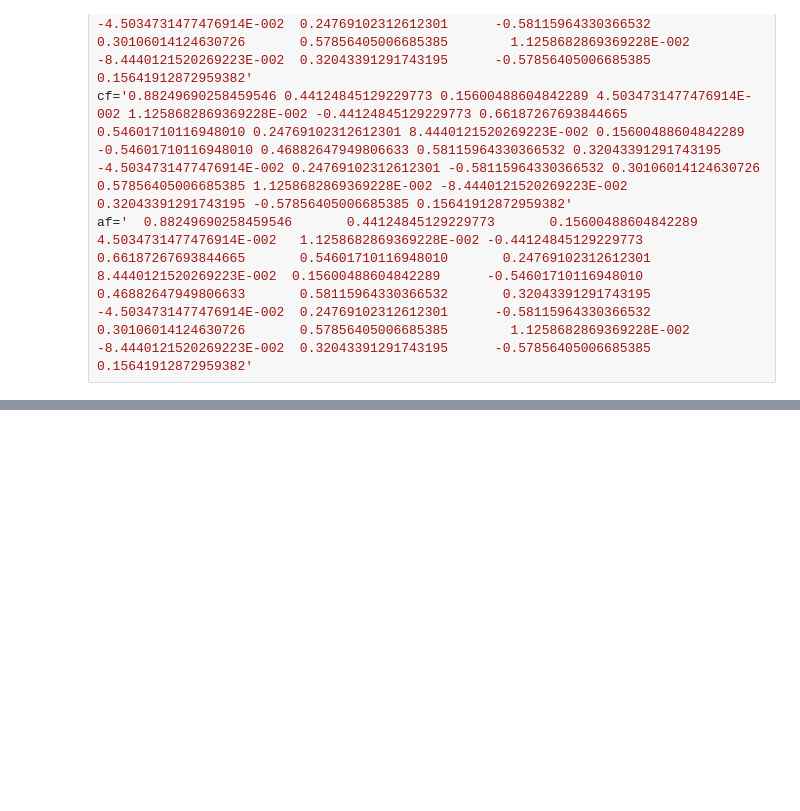
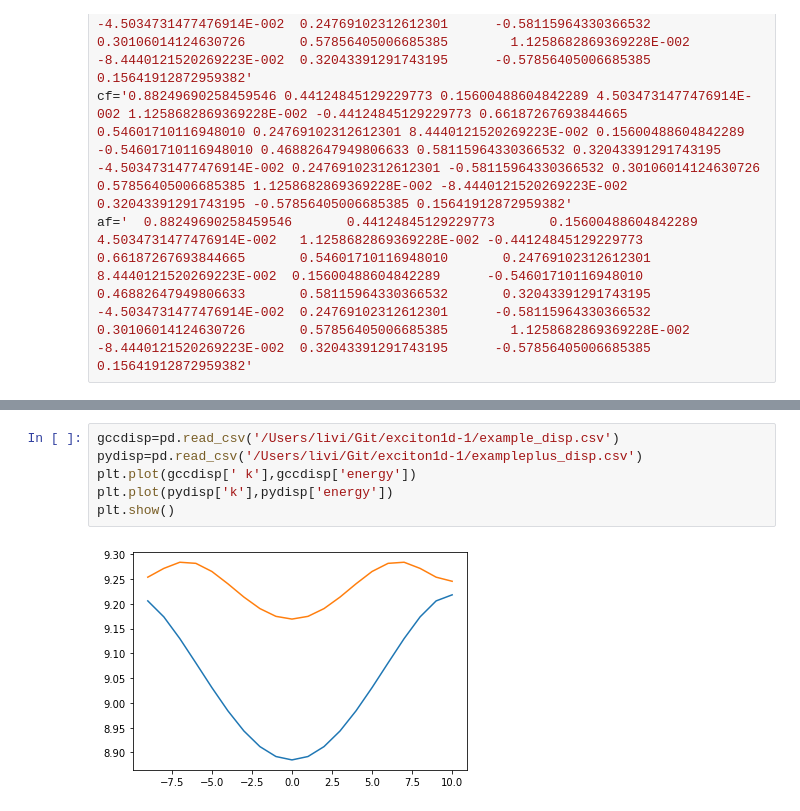
Before and after one commit to wlwlct/exciton1d, a Jupyter notebook: exciton1d_python.ipynb, the cells around one changed output, grey strips where cells are left out. Cells and saved outputs as stored; diff of their text form; blank space fills up the shorter version.

```diff
--- a/exciton1d_python.ipynb
+++ b/exciton1d_python.ipynb
@@ -1138,0 +309,8 @@ print('\n')
+# %%
+gccdisp=pd.read_csv('/Users/livi/Git/exciton1d-1/example_disp.csv')
+pydisp=pd.read_csv('/Users/livi/Git/exciton1d-1/exampleplus_disp.csv')
+plt.plot(gccdisp[' k'],gccdisp['energy'])
+plt.plot(pydisp['k'],pydisp['energy'])
+plt.show()
+# %% [output]
+[figure, added]
```
Also changed, not shown: parts of 21 cells of this notebook, 6 other files.
